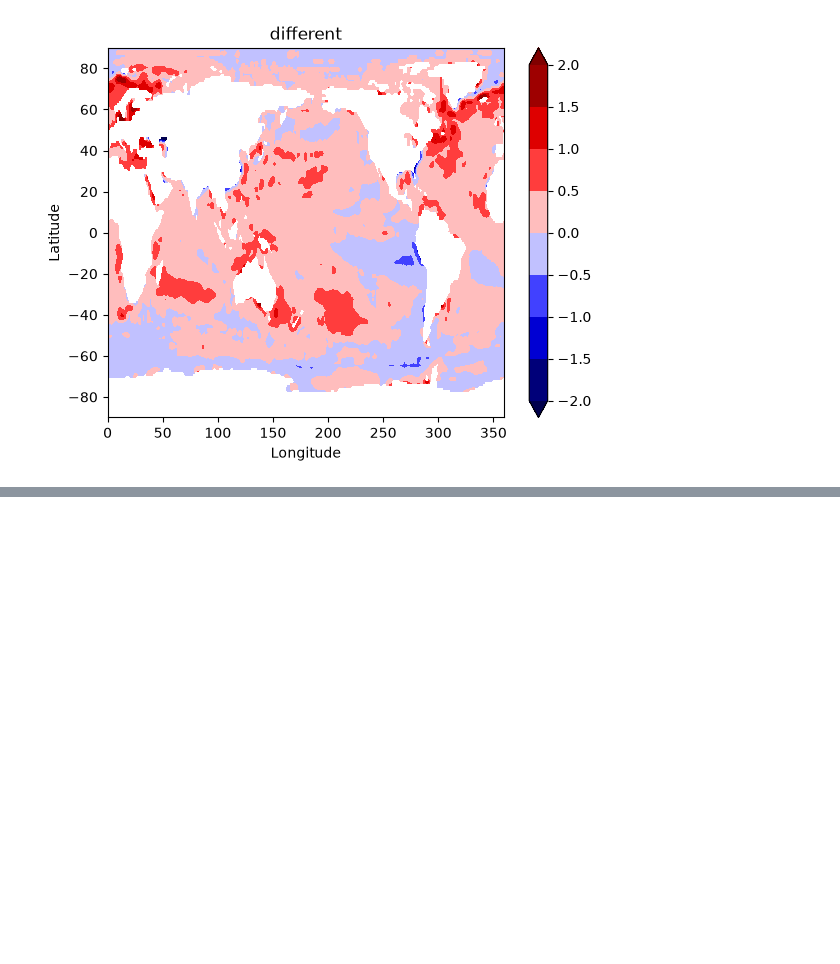
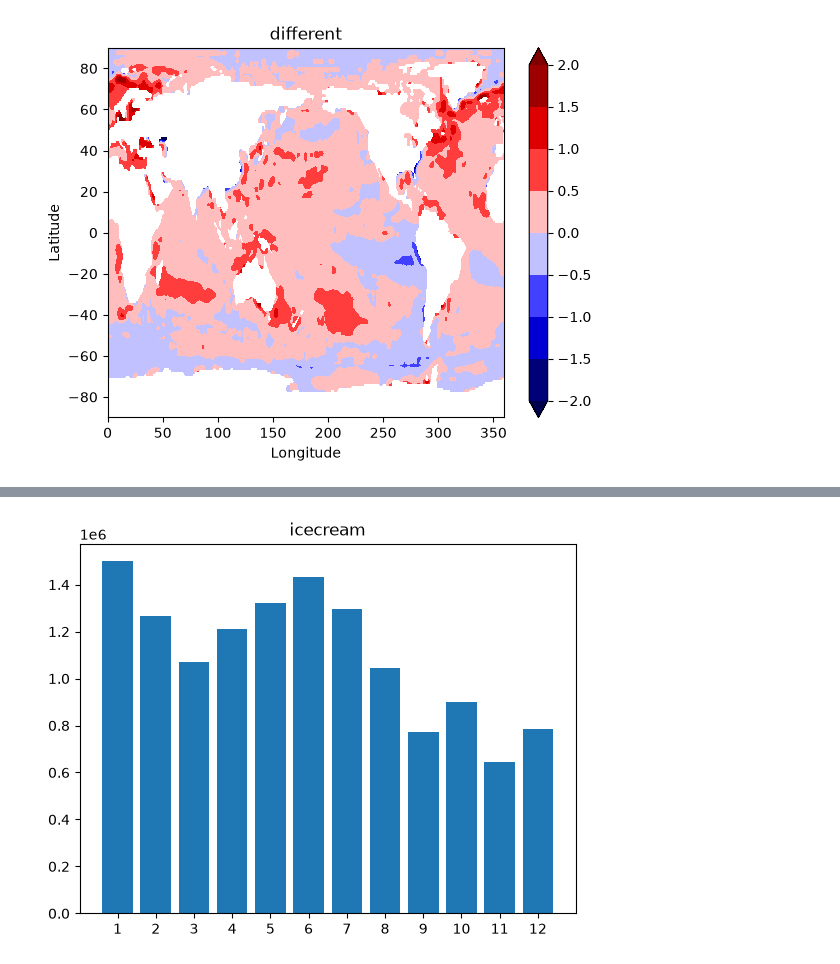
Before and after one commit to imkanata/my_first_python, a Jupyter notebook: python_basic/ca_3/3test.ipynb, the cells around one changed output, grey strips where cells are left out. Cells and saved outputs as stored; diff of their text form; code cells hidden in the pictures; blank space fills up the shorter version.

```diff
--- a/python_basic/ca_3/3test.ipynb
+++ b/python_basic/ca_3/3test.ipynb
@@ -114,0 +154,28 @@ plt.show()
+# %%
+# D
+import numpy as np
+import matplotlib.pyplot as plt
+
+# 全粉乳
+icecream = np.genfromtxt("icecream.csv",
+                         delimiter=",",
+                         usecols=(0, 1)
+                        )
+m = icecream[:, 0]
+ice = icecream[:, 1]
+
+month = np.arange(1, 13, 1)
+ice_clim = np.zeros(12)
+
+# Excel上で数値の桁区切りカンマ（,）を削除しておくこと。そうしないと読み込んだ値がすべて nan になってしまう
+# 在Excel里面要去掉用逗号分割数字，否则读出来的全是nan
+for mm in range(1, 13):
+    #print(ice)
+    ice_clim[mm-1]=np.nanmean(ice[m==mm])
+
+plt.bar(month, ice_clim)
+plt.xticks(month)
+plt.title("icecream")
+plt.show()
+# %% [output]
+[figure, added]
```
Also changed, not shown: parts of 3 cells of this notebook, 6 other files.
